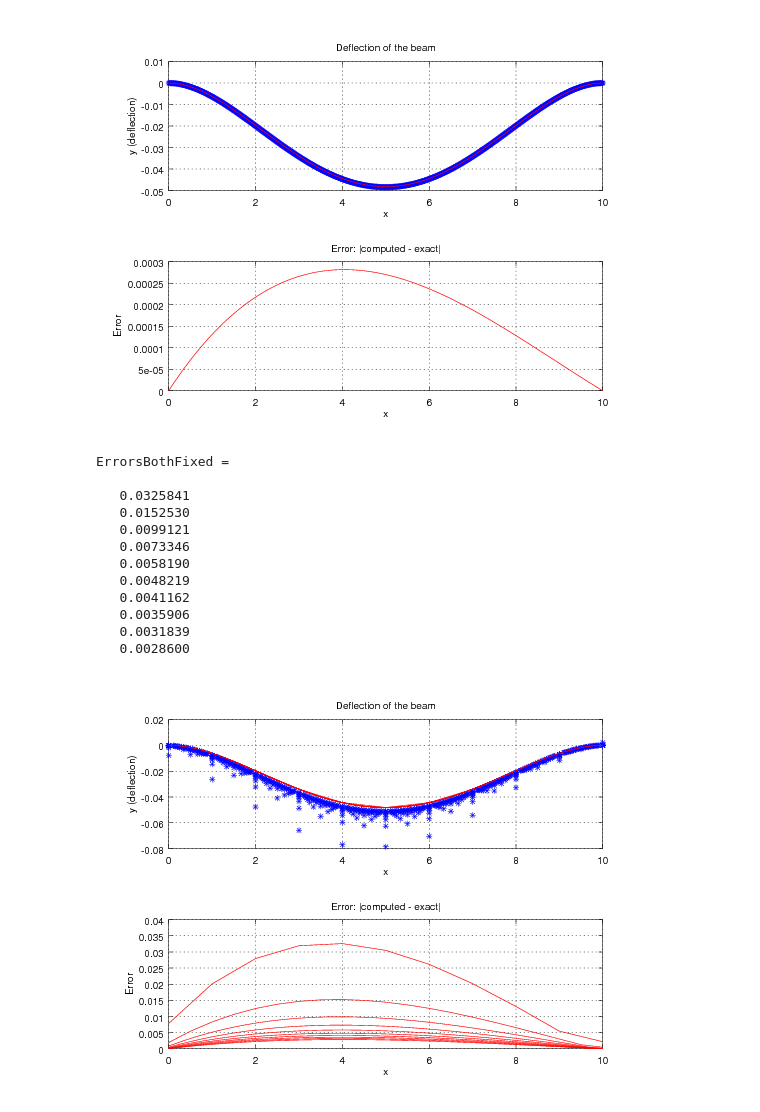
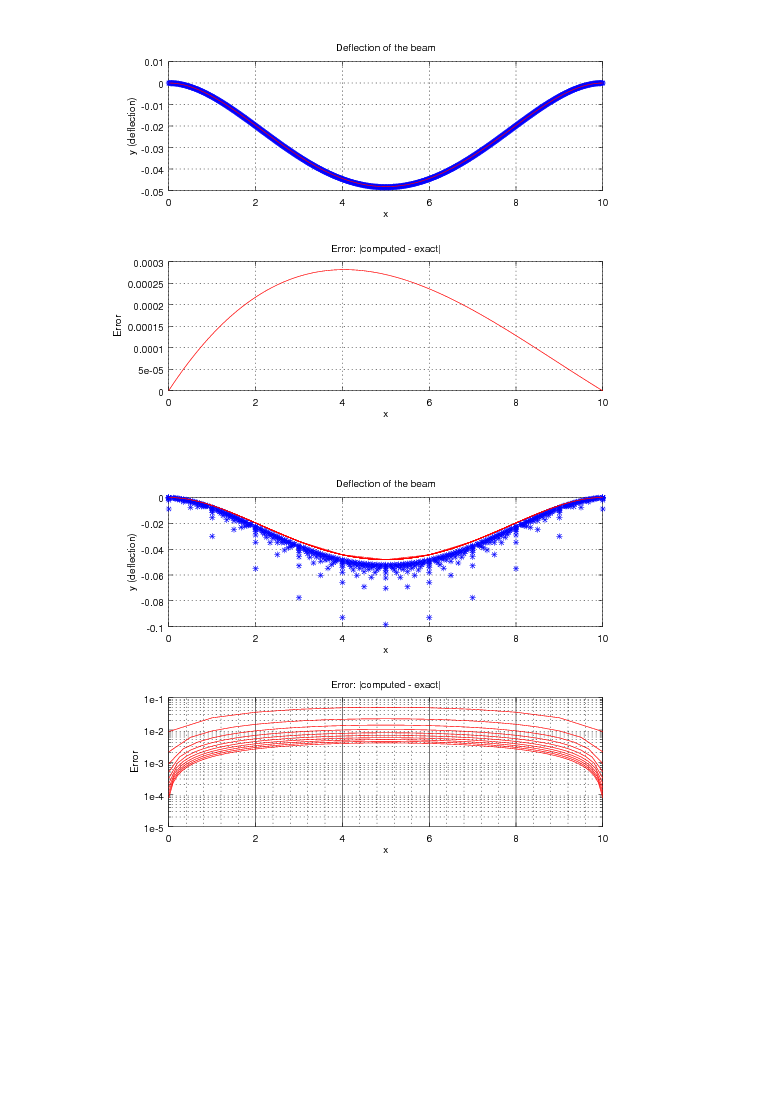
Before and after one commit to branberry/URGOResearch, a Jupyter notebook: SteelBeamSauerFirst.ipynb, the cells around one changed output. Drawn from its saved outputs; the diff is of its cells as text; code cells hidden in the pictures; blank space fills up the shorter version.

```diff
--- a/SteelBeamSauerFirst.ipynb
+++ b/SteelBeamSauerFirst.ipynb
@@ -107,13 +107,13 @@ grid on;
 % vector that contains error values
 ErrorsBothFixed = [];
 n = 10; % number of subintervals on [0, L]
-for i=1:10
+for i=1:100
     h = L/n; % discretization spacing
     N = n + 1; % number of unknowns to be solved for
 
     % Define the RHS of the system
     f = -h^4/(E*I) * w * ones(N, 1);
-    f(1) = f(N) = 0;
+    f(1) = f(n) = 0;
 
     % Define the matrix of the system. Notation: d0 is the main diagonal;
     % dpn is "main diagonal + n" (superdiagonal n); dmn is "main diagonal - n" (subdiagonal n)
@@ -130,48 +130,37 @@ for i=1:10
     % Fixed right end
     d0(N) = -12.0; d0(N-1) = 6.0;
     dp1(N-1) = -4.0;
     dp2(N-2) = 1.0;
     dm1(N-1) = -6.0;
     dm2(N-2) = (4/3);
     % Solve for y
     y = GaussElimPenta(dm2, dm1, d0, dp1, dp2, f);
+
     % Plots
 
     x = (0:h:L)';
     y_exact = -b*d*rho*g/(24*E*I)*x.^2.*(L - x).^2;
     ErrorsBothFixed(i) = max(abs(y-y_exact));
     n = n + 10;
     N = n + 1;
 
     subplot(2,1,1);
     plot(x, y, "b*", x, y_exact, "r")
     hold on
     title('Deflection of the beam');
     xlabel('x'); ylabel('y (deflection)');
     grid on;
     subplot(2,1,2);
-    plot(x, abs(y - y_exact), "r")
+    semilogy(x, abs(y - y_exact), "r")
     hold on
     title('Error: |computed - exact|');
     xlabel('x'); ylabel('Error');
     grid on;
 endfor
 
-ErrorsBothFixed = ErrorsBothFixed'
+ErrorsBothFixed = ErrorsBothFixed';
 # %% [output]
-ErrorsBothFixed =
-
-   0.0325841
-   0.0152530
-   0.0099121
-   0.0073346
-   0.0058190
-   0.0048219
-   0.0041162
-   0.0035906
-   0.0031839
-   0.0028600
-[figure, old version]
+[figure, new version]
 # %%
 
 % vector that contains error values
```
Also changed, not shown: parts of 2 cells of this notebook, 2 other files.
